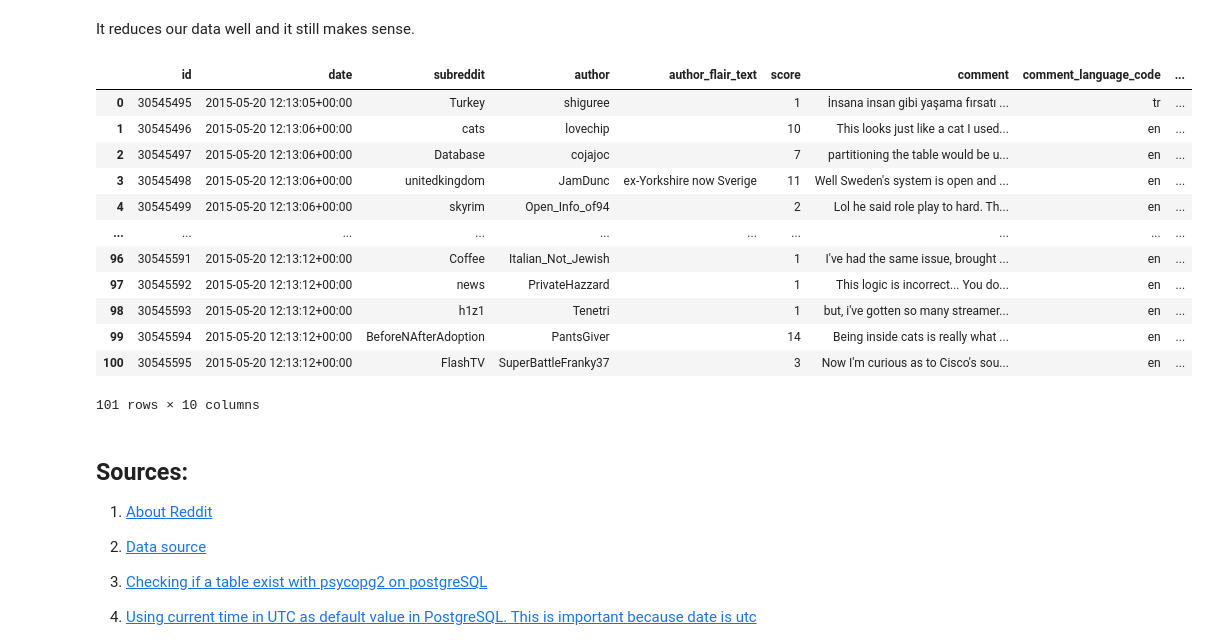
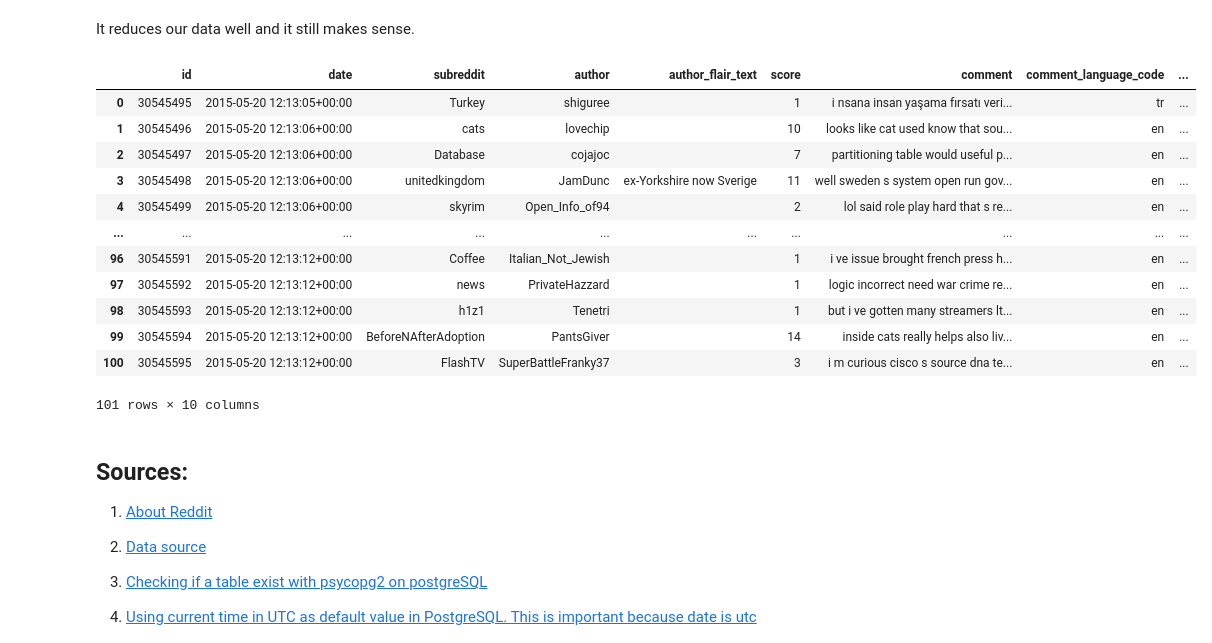
Before and after one commit to uguraskar/reddit_analysis, a Jupyter notebook: reddit_analysis.ipynb, the cells around one changed output. Saved outputs shown, nothing was run; the diff lists cells and outputs as text; code cells hidden in the pictures.

```diff
--- a/reddit_analysis.ipynb
+++ b/reddit_analysis.ipynb
@@ -489,45 +490,47 @@ from nltk.corpus import stopwords
 
 start_row = 1
 row_per_loop = 1000
 end_row = row_per_loop
 
 nltk.download('stopwords', quiet=True)
 
 sql_command = """SELECT * FROM "{schema}"."{table}" WHERE ID BETWEEN 30545495 AND 30545595;""".format(schema='EDW', table='DWH_REDDIT_COMMENTS', start_row=start_row, end_row=end_row)
 df = pd.read_sql(sql_command,conn)
 
 #30545495 AND 30545595
 
 df['comment_language_code'] = df['comment'].str.replace(r'[^A-Za-z0-9]+',' ').apply(pycld2.detect).apply(lambda x: x[2][0][1])
 df['comment_language'] = df['comment'].str.replace(r'[^A-Za-z0-9]+',' ').apply(pycld2.detect).apply(lambda x: x[2][0][0]).str.lower()
 
 def remove_stopwords(text,text_language):
     text_without_stopwords = ' '
     try:
         text_without_stopwords = text_without_stopwords.join([word for word in text.lower().split() if word not in (stopwords.words(text_language))])
     except:
         text_without_stopwords = text_without_stopwords.join([word for word in text.lower().split() if word not in (stopwords.words('english'))])
 
     text_without_stopwords = re.sub("[\W]"," ",text_without_stopwords,re.UNICODE)
     #text_without_stopwords = re.sub("[^\p{L} 0-9]"," ",text_without_stopwords,re.UNICODE)
     return text_without_stopwords
 
-df['comment_without_stopwords'] = df.apply(lambda x: remove_stopwords(x['comment'], x['comment_language']), axis=1)
+df['word_count'] = df['comment'].str.count(' ') #We are getting original word count without removing stopwords
+
+df['comment'] = df.apply(lambda x: remove_stopwords(x['comment'], x['comment_language']), axis=1)
 
 df
 # %% [output]
 |  | id | date | subreddit | author | author_flair_text | score | comment | comment_language_code | ... |
-| 0 | 30545495 | 2015-05-20 12:13:05+00:00 | Turkey | shiguree |  | 1 | İnsana insan gibi yaşama fırsatı ... | tr | ... |
-| 1 | 30545496 | 2015-05-20 12:13:06+00:00 | cats | lovechip |  | 10 | This looks just like a cat I used... | en | ... |
-| 2 | 30545497 | 2015-05-20 12:13:06+00:00 | Database | cojajoc |  | 7 | partitioning the table would be u... | en | ... |
-| 3 | 30545498 | 2015-05-20 12:13:06+00:00 | unitedkingdom | JamDunc | ex-Yorkshire now Sverige | 11 | Well Sweden's system is open and ... | en | ... |
-| 4 | 30545499 | 2015-05-20 12:13:06+00:00 | skyrim | Open_Info_of94 |  | 2 | Lol he said role play to hard. Th... | en | ... |
+| 0 | 30545495 | 2015-05-20 12:13:05+00:00 | Turkey | shiguree |  | 1 | i nsana insan yaşama fırsatı veri... | tr | ... |
+| 1 | 30545496 | 2015-05-20 12:13:06+00:00 | cats | lovechip |  | 10 | looks like cat used know that sou... | en | ... |
+| 2 | 30545497 | 2015-05-20 12:13:06+00:00 | Database | cojajoc |  | 7 | partitioning table would useful p... | en | ... |
+| 3 | 30545498 | 2015-05-20 12:13:06+00:00 | unitedkingdom | JamDunc | ex-Yorkshire now Sverige | 11 | well sweden s system open run gov... | en | ... |
+| 4 | 30545499 | 2015-05-20 12:13:06+00:00 | skyrim | Open_Info_of94 |  | 2 | lol said role play hard that s re... | en | ... |
 | ... | ... | ... | ... | ... | ... | ... | ... | ... | ... |
-| 96 | 30545591 | 2015-05-20 12:13:12+00:00 | Coffee | Italian_Not_Jewish |  | 1 | I've had the same issue, brought ... | en | ... |
-| 97 | 30545592 | 2015-05-20 12:13:12+00:00 | news | PrivateHazzard |  | 1 | This logic is incorrect... You do... | en | ... |
-| 98 | 30545593 | 2015-05-20 12:13:12+00:00 | h1z1 | Tenetri |  | 1 | but, i've gotten so many streamer... | en | ... |
-| 99 | 30545594 | 2015-05-20 12:13:12+00:00 | BeforeNAfterAdoption | PantsGiver |  | 14 | Being inside cats is really what ... | en | ... |
-| 100 | 30545595 | 2015-05-20 12:13:12+00:00 | FlashTV | SuperBattleFranky37 |  | 3 | Now I'm curious as to Cisco's sou... | en | ... |
+| 96 | 30545591 | 2015-05-20 12:13:12+00:00 | Coffee | Italian_Not_Jewish |  | 1 | i ve issue brought french press h... | en | ... |
+| 97 | 30545592 | 2015-05-20 12:13:12+00:00 | news | PrivateHazzard |  | 1 | logic incorrect need war crime re... | en | ... |
+| 98 | 30545593 | 2015-05-20 12:13:12+00:00 | h1z1 | Tenetri |  | 1 | but i ve gotten many streamers lt... | en | ... |
+| 99 | 30545594 | 2015-05-20 12:13:12+00:00 | BeforeNAfterAdoption | PantsGiver |  | 14 | inside cats really helps also liv... | en | ... |
+| 100 | 30545595 | 2015-05-20 12:13:12+00:00 | FlashTV | SuperBattleFranky37 |  | 3 | i m curious cisco s source dna te... | en | ... |
 101 rows × 10 columns
 # %%
 cur.close()
```
Also changed, not shown: parts of 1 cell of this notebook.
